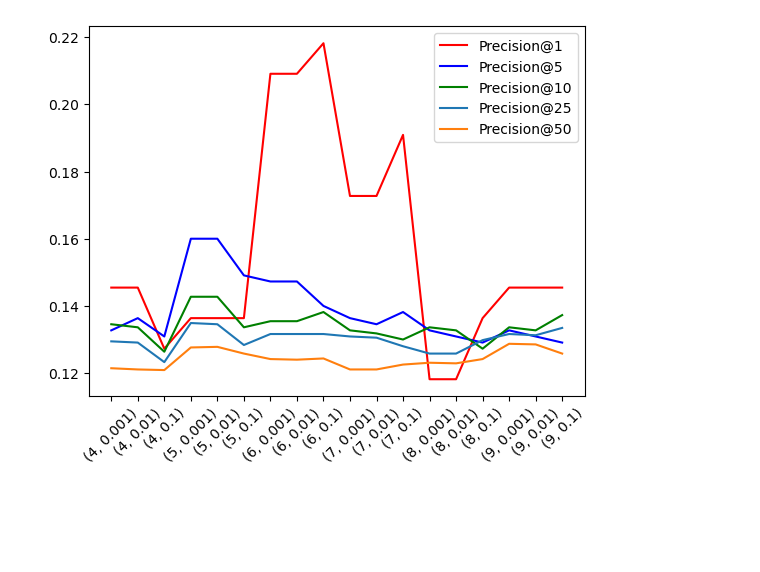
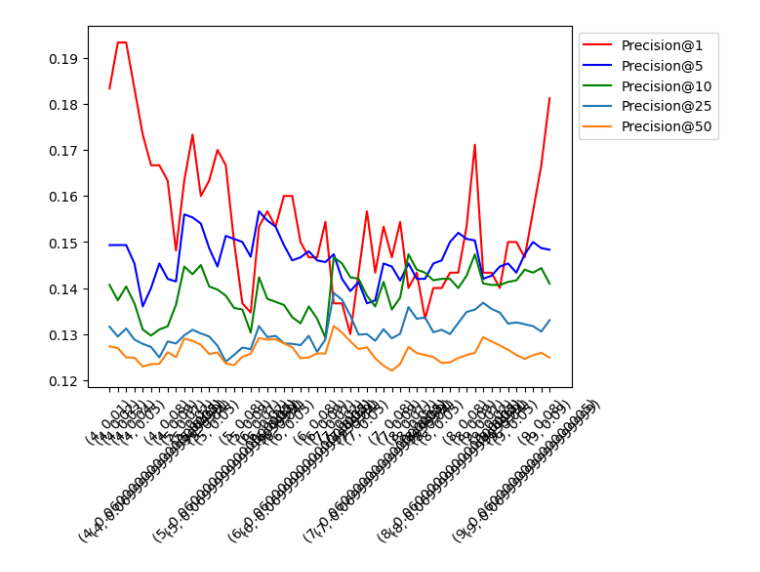
Before and after one commit to RubenCid35/CBIR, a Jupyter notebook: experiments/sift_minmin.ipynb, the cells around one changed output. Saved outputs shown, nothing was run; the diff lists cells and outputs as text; code cells hidden in the pictures; blank space fills up the shorter version.

```diff
--- a/experiments/sift_minmin.ipynb
+++ b/experiments/sift_minmin.ipynb
@@ -158,32 +139,32 @@ from itertools import product
 
 rprecision1 = []
 rprecision5 = []
 rprecision10 = []
 rprecision25 = []
 rprecision50 = []
-params = list(product(range(4, 10), [0.001, 0.01, 0.1]))
+params = list(product(range(4, 10), np.arange(0.01, 0.1, 0.01)))
 for par in tqdm(params):
     sift_descriptor_func = partial(sift_descriptor, octaves = par[0], thress = par[1])
 
     train_desc, train_index = extract_features(sift_descriptor_func, images)
     test_desc , test_index  = extract_features(sift_descriptor_func, test_images)
 
     results = match_all_images(test_desc, test_index, train_desc, train_index, best_k=50, distance_function=cv2.NORM_L2)
     rprecision = calculate_metrics(results, image_meta, test_meta, scores = (1, 5, 10, 25, 50))
 
     rprecision1.append( rprecision.loc[ 1, 'Precision@K'])
     rprecision5.append( rprecision.loc[ 5, 'Precision@K'])
     rprecision10.append(rprecision.loc[10, 'Precision@K'])
     rprecision25.append(rprecision.loc[25, 'Precision@K'])
     rprecision50.append(rprecision.loc[50, 'Precision@K'])
 
 plt.plot(range(len(params)), rprecision1 , 'r', label = "Precision@1")
 plt.plot(range(len(params)), rprecision5 , 'b', label = "Precision@5")
 plt.plot(range(len(params)), rprecision10, 'g', label = "Precision@10")
 plt.plot(range(len(params)), rprecision25,      label = "Precision@25")
 plt.plot(range(len(params)), rprecision50,      label = "Precision@50")
 plt.xticks(ticks = range(len(params)), labels = params, rotation = 45)
 plt.legend(bbox_to_anchor = (1, 1))
 plt.show()
 # %% [output]
-[figure, old version]
+[figure, new version]
```
Also changed, not shown: parts of 9 cells of this notebook, 3 other files.
